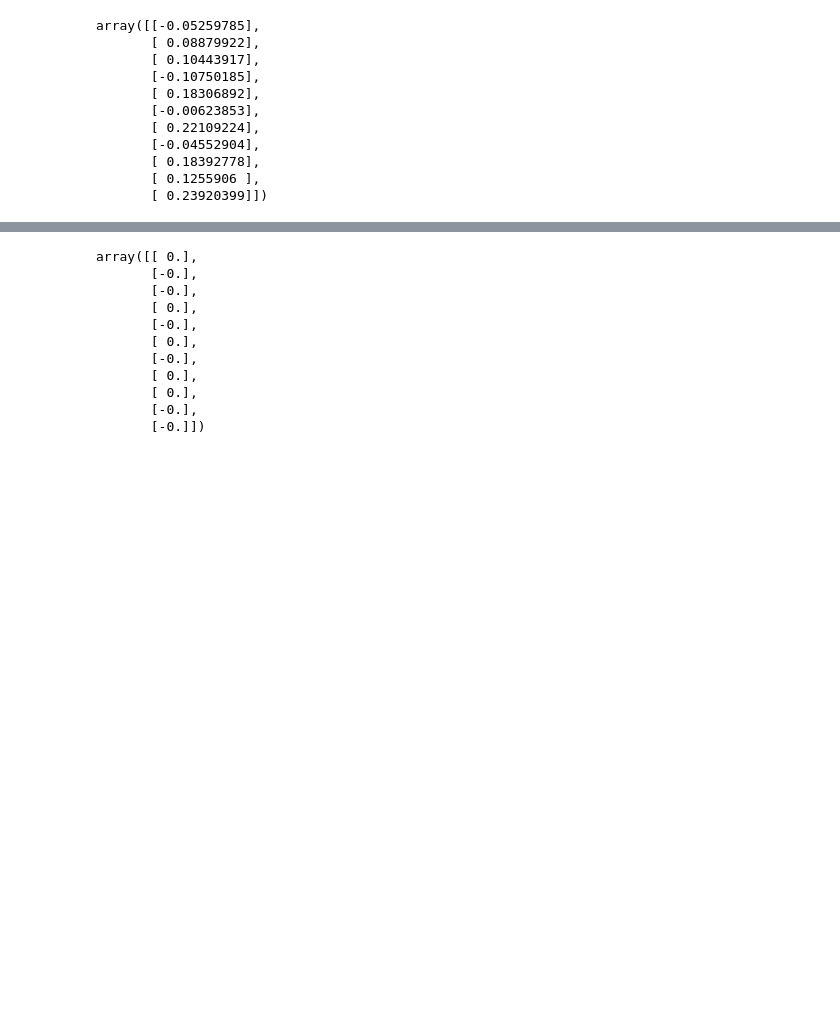
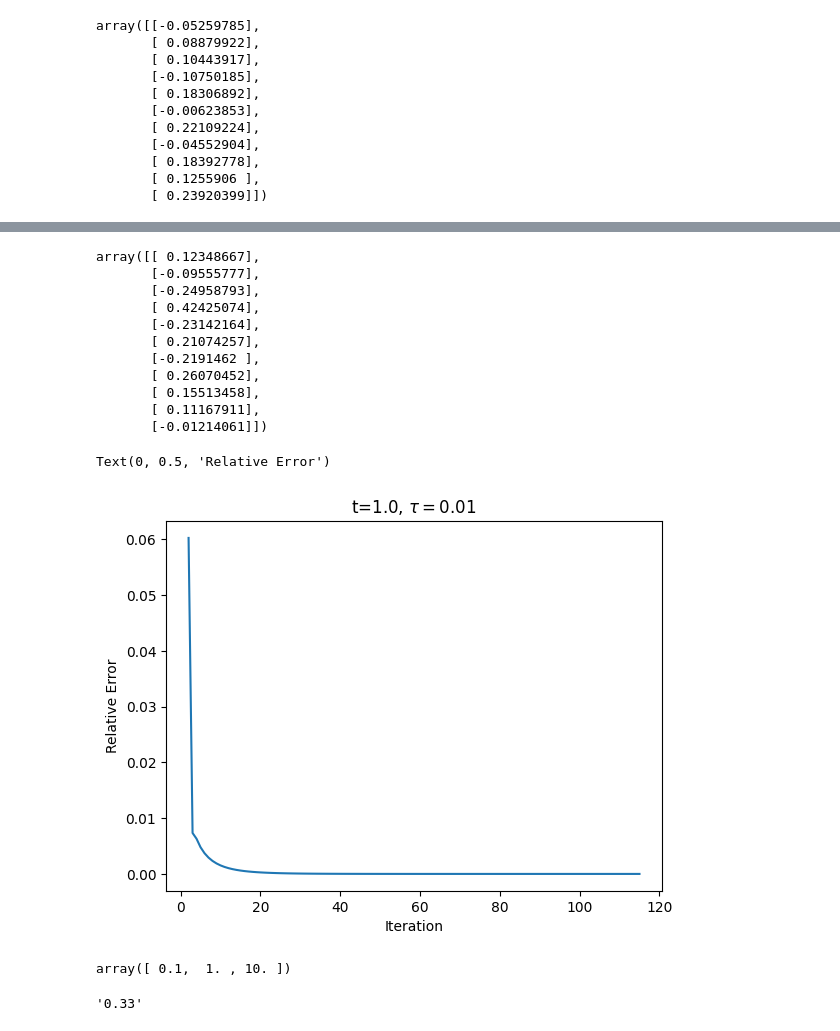
Before and after one commit to ab126/ConvexOpt, a Jupyter notebook: Hw3.ipynb, the cells around one changed output, grey strips where cells are left out. Cells and saved outputs as stored; diff of their text form; code cells hidden in the pictures; blank space fills up the shorter version.

```diff
--- a/Hw3.ipynb
+++ b/Hw3.ipynb
@@ -50,7 +49,7 @@ importlib.reload(utils.solvers)
 func_caller = lambda x: logistic_reg_neg_log_likelihood(x, mat_a0, b)
 gradient_caller = lambda x: logistic_reg_neg_log_likelihood_gradient(x, mat_a0, b)
 t = 1.0
-tau = 1.0
+tau = .01
 
 x_k, rel_errors = grad_admm_logreg(gradient_caller, proximal_l1, n+1, func_caller, tau, t, debug=True)
 # %% [output]
@@ -58,14 +68,30 @@ x_k, rel_errors = grad_admm_logreg(gradient_caller, proximal_l1, n+1, func_calle
 # %%
 x_k
 # %% [output]
-array([[ 0.],
-       [-0.],
-       [-0.],
-       [ 0.],
-       [-0.],
-       [ 0.],
-       [-0.],
-       [ 0.],
-       [ 0.],
-       [-0.],
-       [-0.]])
+array([[ 0.12348667],
+       [-0.09555777],
+       [-0.24958793],
+       [ 0.42425074],
+       [-0.23142164],
+       [ 0.21074257],
+       [-0.2191462 ],
+       [ 0.26070452],
+       [ 0.15513458],
+       [ 0.11167911],
+       [-0.01214061]])
+# %%
+plt.plot(np.arange(1, len(rel_errors) + 1), rel_errors )
+plt.title(rf't={t}, $\tau={tau}$')
+plt.xlabel('Iteration')
+plt.ylabel('Relative Error')
+# %% [output]
+Text(0, 0.5, 'Relative Error')
+[figure, added]
+# %%
+np.logspace(-1, 1, 3)
+# %% [output]
+array([ 0.1,  1. , 10. ])
+# %%
+f'{1/3:.2f}'
+# %% [output]
+'0.33'
```
Also changed, not shown: parts of 3 cells of this notebook, 1 other file.
